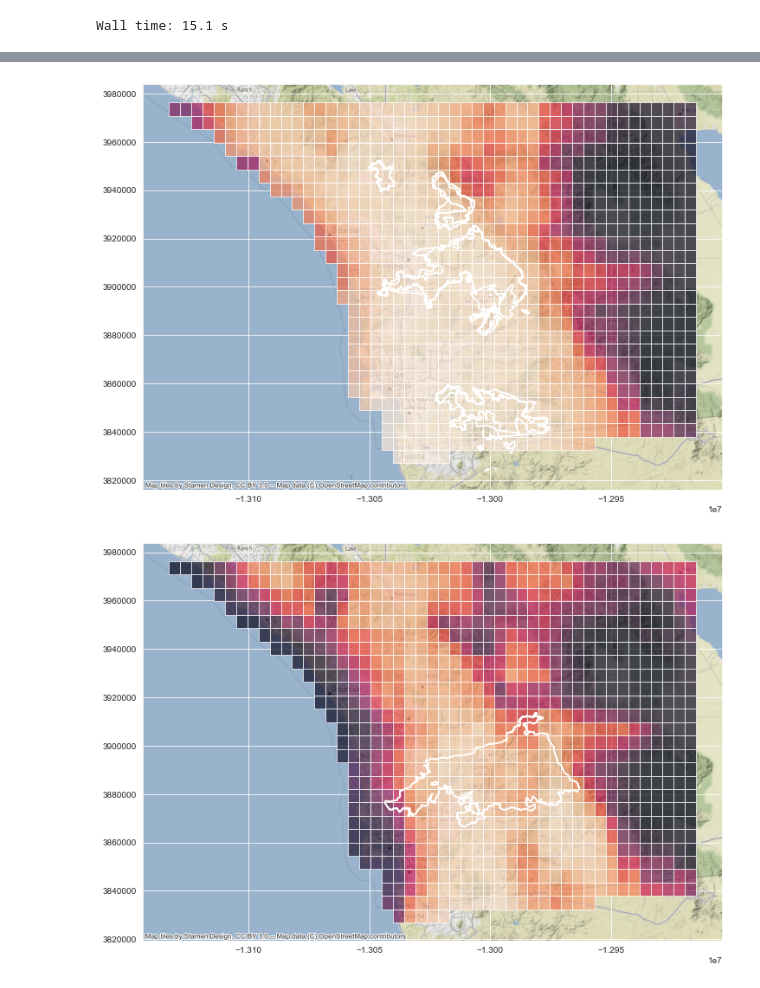
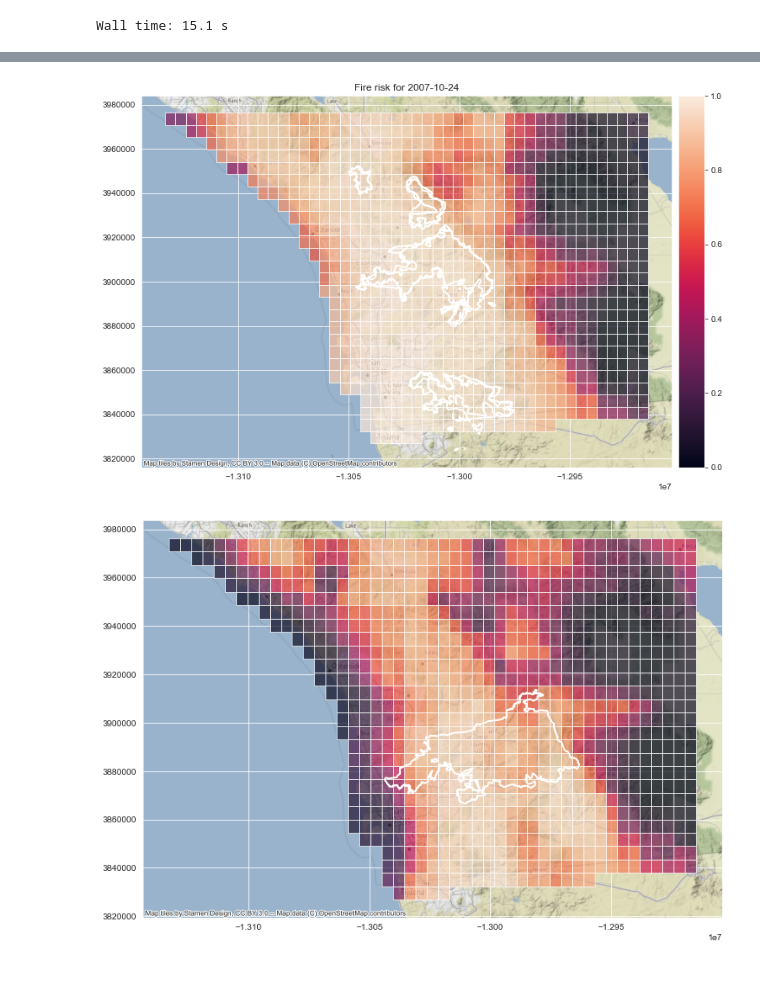
Before and after one commit to MCGallaspy/mas_dse_capstone, a Jupyter notebook: notebooks/fire_prediction_results_analysis/7. Generating heatmaps of fire occurrence probabilities.ipynb, the cells around one changed output, grey strips where cells are left out. Cells and saved outputs as stored; diff of their text form; code cells hidden in the pictures.

Commit message:
Update heatmap generation w/ legends

```diff
--- a/notebooks/fire_prediction_results_analysis/7. Generating heatmaps of fire occurrence probabilities.ipynb
+++ b/notebooks/fire_prediction_results_analysis/7. Generating heatmaps of fire occurrence probabilities.ipynb
@@ -201,15 +206,19 @@ Wall time: 46.2 s
 | 272 | view_historical_fires.fid--6c6454... | 2006 | BORDER 15 | CDF | 19.854897 | None | None | None | None | GPS Ground; No entry in FireCode | ... |
 | 285 | view_historical_fires.fid--6c6454... | 2006 | CAMINO | CDF | 2.808180 | None | None | None | None | No entry in FireCode | ... |
 # %%
+from mpl_toolkits.axes_grid1 import make_axes_locatable
 f, ax = plt.subplots(1, figsize=(12, 12))
 DATE = '2007-10-24' # Date of the Witch Fire
 dt = pd.to_datetime(DATE)
-gdf.loc[dt, :].plot(ax=ax, column='probability_of_fire', alpha=0.7, vmin=0, vmax=1)
 mask = sd_perimeters.perimeter_ == DATE
+ax.set_title("Fire risk for {}".format(DATE))
+divider = make_axes_locatable(ax)
+cax = divider.append_axes("right", size="5%", pad=0.1)
+gdf.loc[dt, :].plot(ax=ax, column='probability_of_fire', alpha=0.7, vmin=0, vmax=1, legend=True, cax=cax)
 sd_perimeters[mask].plot(ax=ax, facecolor='None',edgecolor='white', linewidth=2)
 ctx.add_basemap(ax)
 # %% [output]
-[figure, old version]
+[figure, new version]
 # %%
 f, ax = plt.subplots(1, figsize=(12, 12))
 DATE = '2003-10-25' # Cedar fire
```
Also changed, not shown: parts of 15 cells of this notebook.
